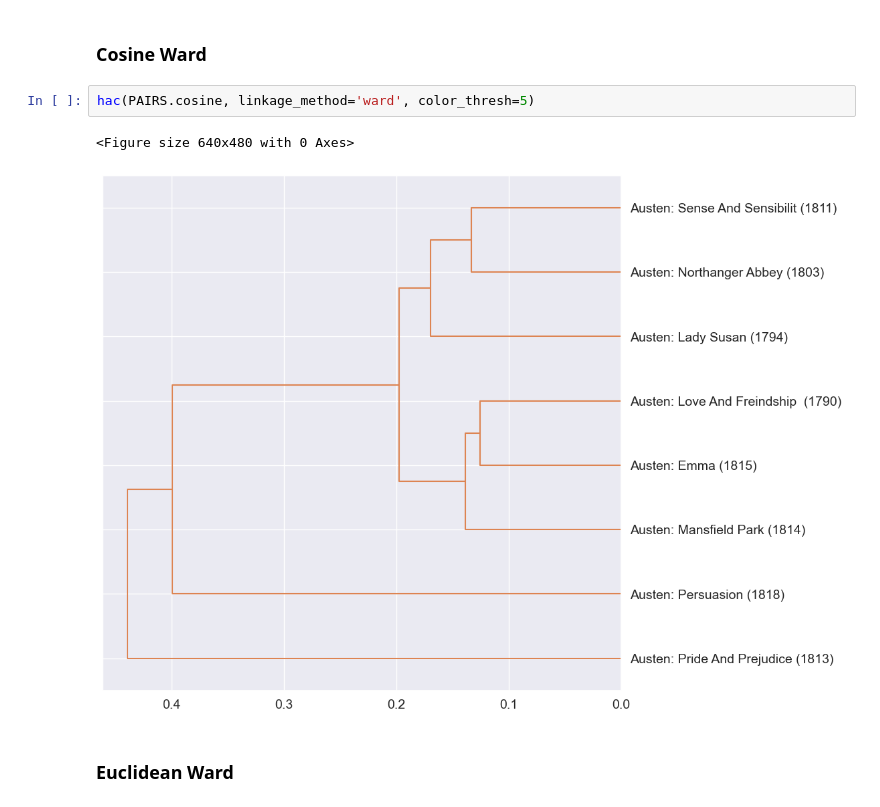
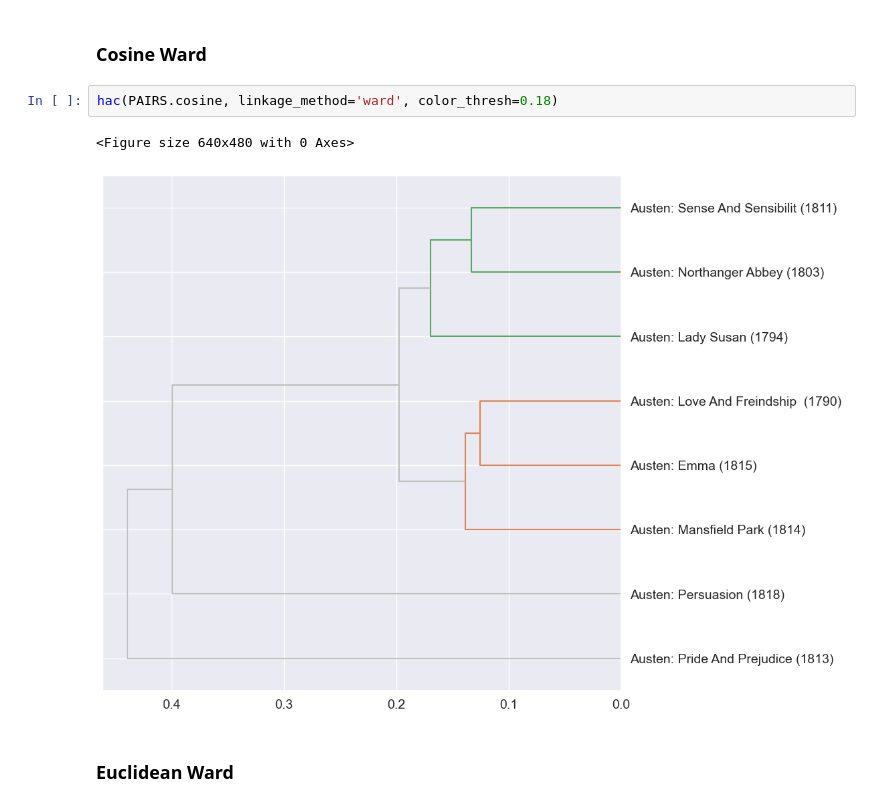
Before and after one commit to rlipps/DS5001-2024-01-R, a Jupyter notebook: lessons/M06_CusteringSimilarity/M06_HW06.ipynb, the cells around one changed output. Saved outputs shown, nothing was run; the diff lists cells and outputs as text.

```diff
--- a/lessons/M06_CusteringSimilarity/M06_HW06.ipynb
+++ b/lessons/M06_CusteringSimilarity/M06_HW06.ipynb
@@ -438,10 +438,10 @@ hac(PAIRS.cityblock, linkage_method='weighted', color_thresh=5)
 # %% [markdown]
 ### Cosine Ward
 # %%
-hac(PAIRS.cosine, linkage_method='ward', color_thresh=5)
+hac(PAIRS.cosine, linkage_method='ward', color_thresh=0.18)
 # %% [output]
 <Figure size 640x480 with 0 Axes>
-[figure, old version]
+[figure, new version]
 # %% [markdown]
 ### Euclidean Ward
 # %%
```
